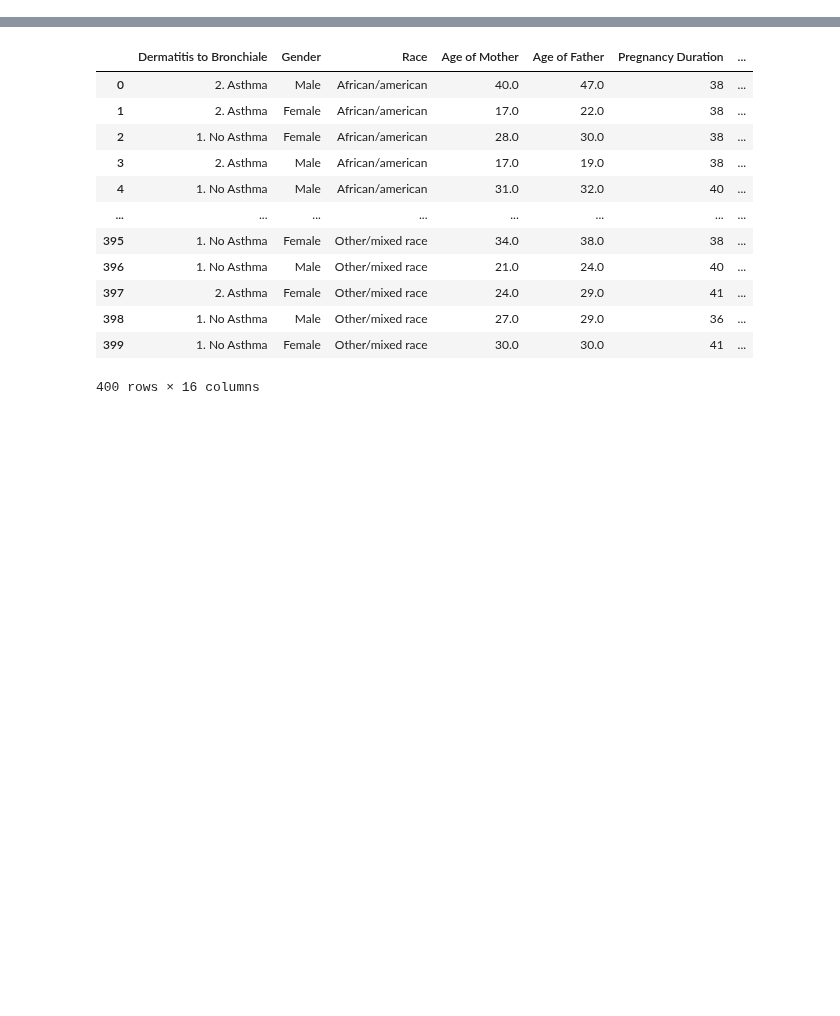
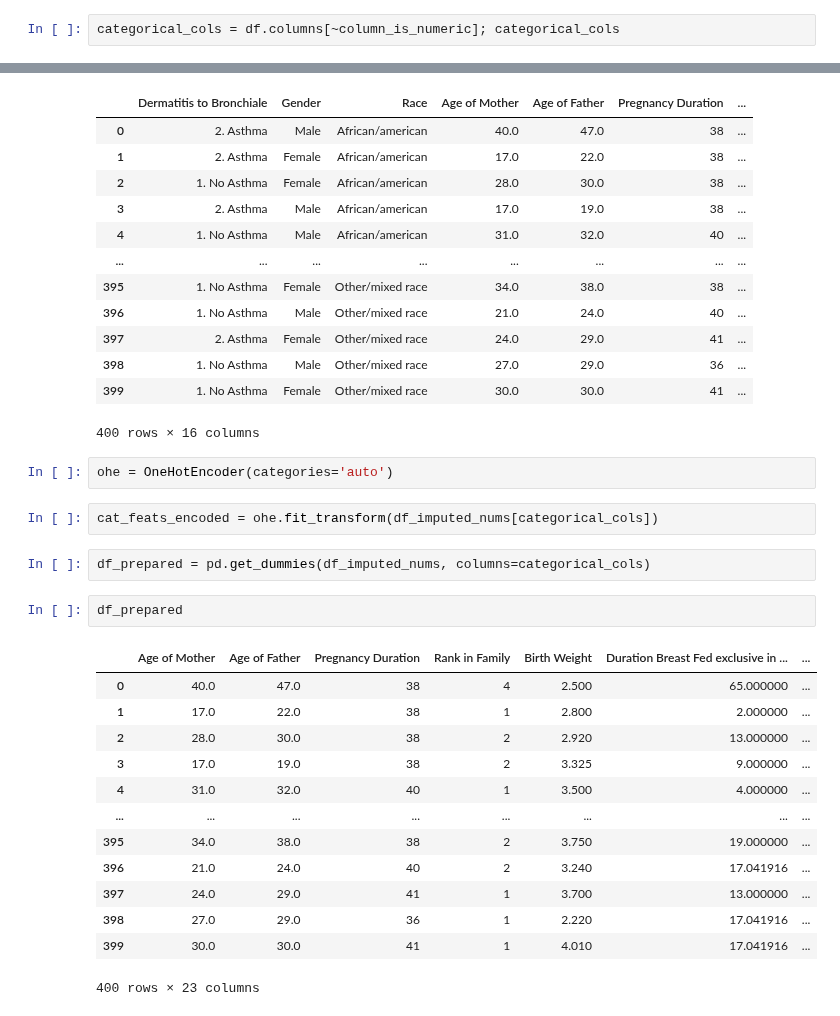
Before and after one commit to datawhys/demo-xavier-ai-summit, a Jupyter notebook: Xavier_Exercise2.ipynb, the cells around one changed output, grey strips where cells are left out. Saved outputs shown, nothing was run; the diff lists cells and outputs as text; blank space fills up the shorter version.

```diff
--- a/Xavier_Exercise2.ipynb
+++ b/Xavier_Exercise2.ipynb
@@ -34,3 +34,5 @@ Index(['Age of Mother', 'Age of Father', 'Birth Weight',
       dtype='object')
 # %%
 column_is_numeric = np.array([is_numeric_dtype(v) for v in df.dtypes])
+# %%
+categorical_cols = df.columns[~column_is_numeric]; categorical_cols
@@ -71,3 +77,25 @@ df_imputed_nums
 | 398 | 1. No Asthma | Male | Other/mixed race | 27.0 | 29.0 | 36 | ... |
 | 399 | 1. No Asthma | Female | Other/mixed race | 30.0 | 30.0 | 41 | ... |
 400 rows × 16 columns
+# %%
+ohe = OneHotEncoder(categories='auto')
+# %%
+cat_feats_encoded = ohe.fit_transform(df_imputed_nums[categorical_cols])
+# %%
+df_prepared = pd.get_dummies(df_imputed_nums, columns=categorical_cols)
+# %%
+df_prepared
+# %% [output]
+|  | Age of Mother | Age of Father | Pregnancy Duration | Rank in Family | Birth Weight | Duration Breast Fed exclusive in ... | ... |
+| 0 | 40.0 | 47.0 | 38 | 4 | 2.500 | 65.000000 | ... |
+| 1 | 17.0 | 22.0 | 38 | 1 | 2.800 | 2.000000 | ... |
+| 2 | 28.0 | 30.0 | 38 | 2 | 2.920 | 13.000000 | ... |
+| 3 | 17.0 | 19.0 | 38 | 2 | 3.325 | 9.000000 | ... |
+| 4 | 31.0 | 32.0 | 40 | 1 | 3.500 | 4.000000 | ... |
+| ... | ... | ... | ... | ... | ... | ... | ... |
+| 395 | 34.0 | 38.0 | 38 | 2 | 3.750 | 19.000000 | ... |
+| 396 | 21.0 | 24.0 | 40 | 2 | 3.240 | 17.041916 | ... |
+| 397 | 24.0 | 29.0 | 41 | 1 | 3.700 | 13.000000 | ... |
+| 398 | 27.0 | 29.0 | 36 | 1 | 2.220 | 17.041916 | ... |
+| 399 | 30.0 | 30.0 | 41 | 1 | 4.010 | 17.041916 | ... |
+400 rows × 23 columns
```
Also changed, not shown: parts of 2 cells of this notebook.
